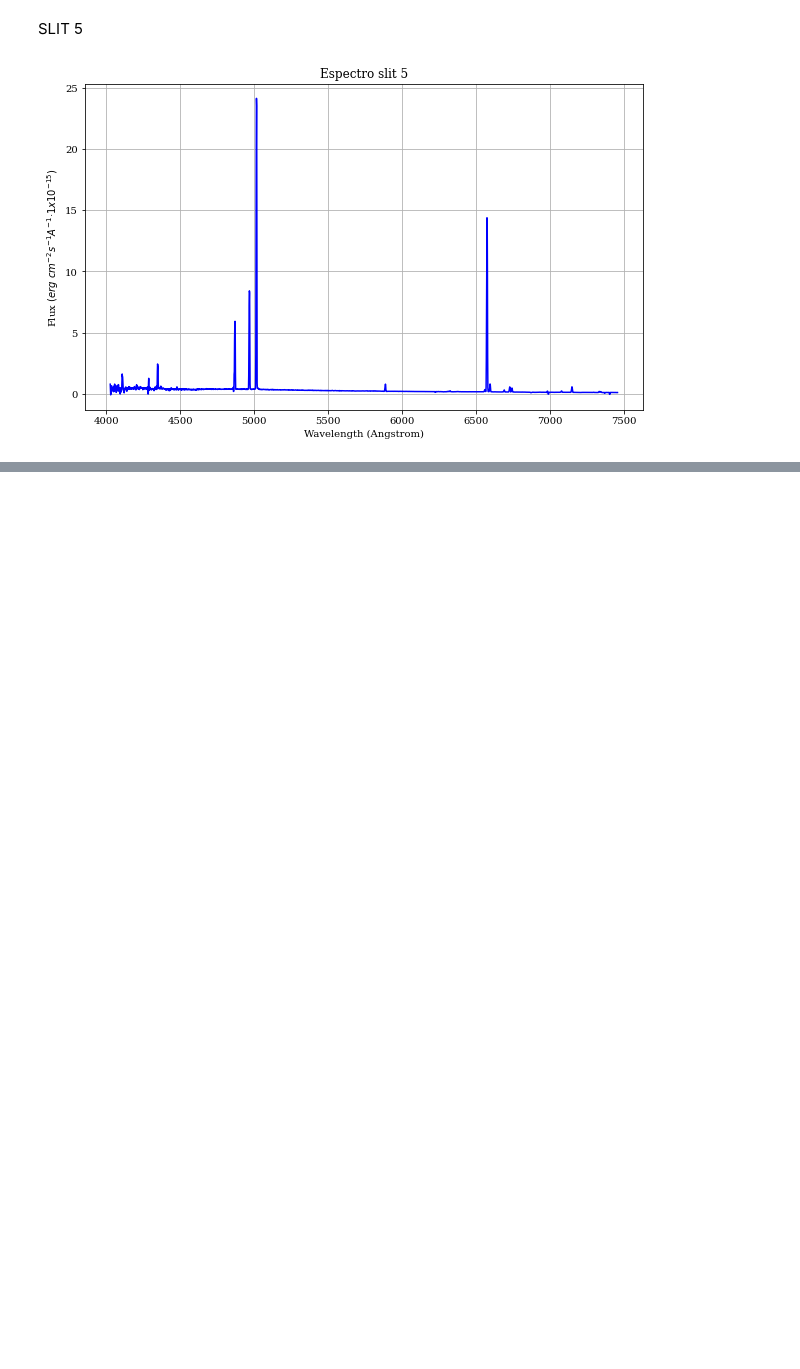
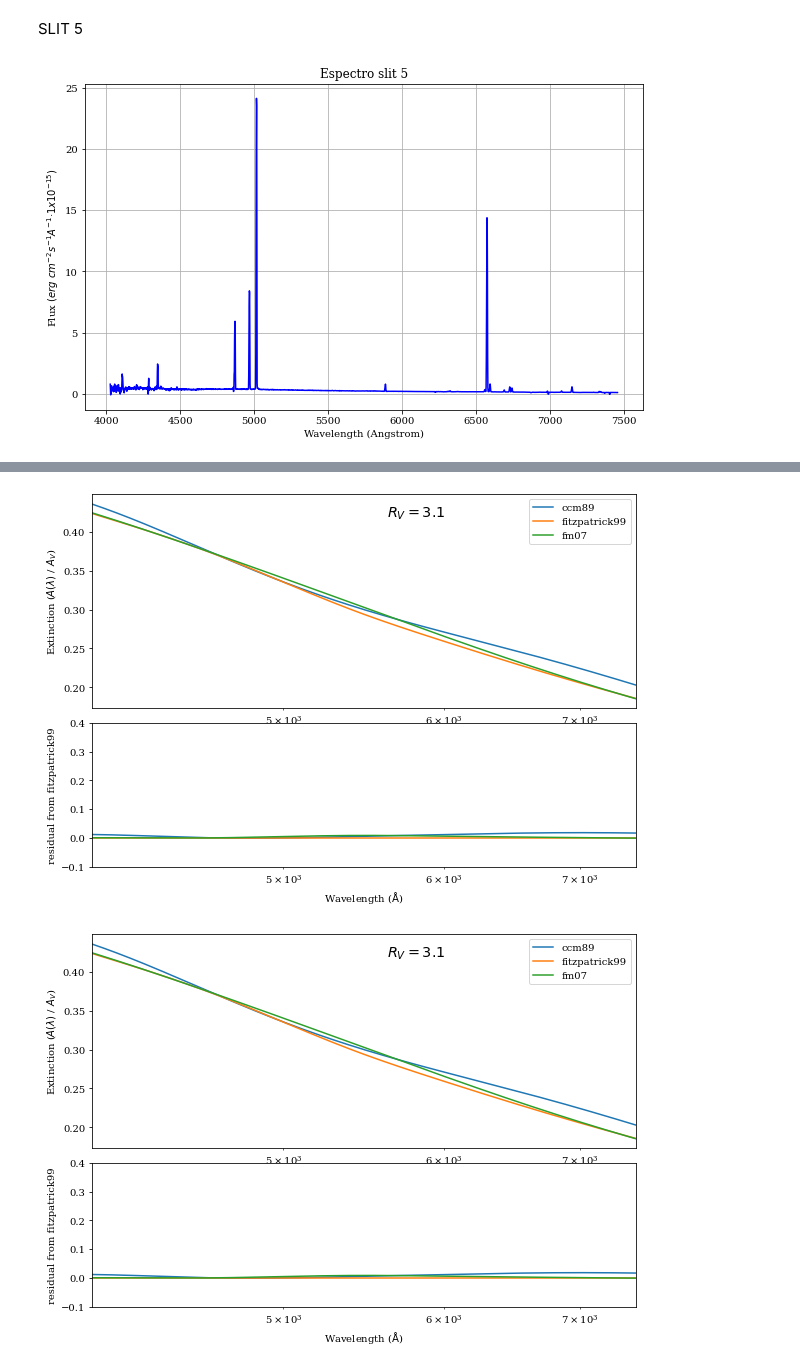
Before and after one commit to blnblnbln/TESIS, a Jupyter notebook: codes/ascii.ipynb, the cells around one changed output, grey strips where cells are left out. Saved outputs shown, nothing was run; the diff lists cells and outputs as text; code cells hidden in the pictures; blank space fills up the shorter version.

```diff
--- a/codes/ascii.ipynb
+++ b/codes/ascii.ipynb
@@ -325,11 +414,11 @@ plt.show()
 from extinction_plot import extinction_figure
 
 %matplotlib inline
-a_lambda = {'ccm89': extinction.ccm89(wave3, 0.299, 3.1),
+a_lambda3 = {'ccm89': extinction.ccm89(wave3, 0.299, 3.1),
             #'odonnell94': extinction.odonnell94(wave, 0.299, 3.1),
             'fitzpatrick99': extinction.fitzpatrick99(wave3, 0.299, 3.1),
             'fm07': extinction.fm07(wave3, 0.299)}
-extinction_figure(wave3, a_lambda, 'fitzpatrick99')
+extinction_figure(wave3, a_lambda3, 'fitzpatrick99')
 # %% [output]
 [figure]
 [figure]
@@ -358,3 +469,19 @@ plt.grid(True)
 plt.show()
 # %% [output]
 [figure]
+# %%
+import extinction
+
+#tengo mi array de longitudes de onda de todo el espectro: wave3
+# Cardelli, Clayton & Mathis (1989) with A_V = 1 and R_V = 3.1
+# mi A_v (de NED) es 0.299 (Landolt+2011)
+wave5_ccm89 = extinction.ccm89(wave5, 0.299, 3.1)
+print(f' extinción en magnitudes con ccm89: {wave5_ccm89}') #array of extinction in magnitudes at each input wavelength
+
+# Fitzpatrick (1999)
+wave5_f99 = extinction.fitzpatrick99(wave5, 0.299, 3.1)
+print(f' extinción en magnitudes con f99: {wave5_f99}')
+
+# The Fitzpatrick & Massa (2007) function has a fixed 𝑅𝑉 of 3.1:
+wave5_fm07 = extinction.fm07(wave5, 0.299)
+print(f' extinción en magnitudes con fm07: {wave5_fm07}')
@@ -360,0 +559,12 @@ plt.show()
+# %%
+from extinction_plot import extinction_figure
+
+%matplotlib inline
+a_lambda5 = {'ccm89': extinction.ccm89(wave5, 0.299, 3.1),
+            #'odonnell94': extinction.odonnell94(wave, 0.299, 3.1),
+            'fitzpatrick99': extinction.fitzpatrick99(wave5, 0.299, 3.1),
+            'fm07': extinction.fm07(wave5, 0.299)}
+extinction_figure(wave5, a_lambda5, 'fitzpatrick99')
+# %% [output]
+[figure, added]
+[figure, added]
```
Also changed, not shown: parts of 92 cells of this notebook.
